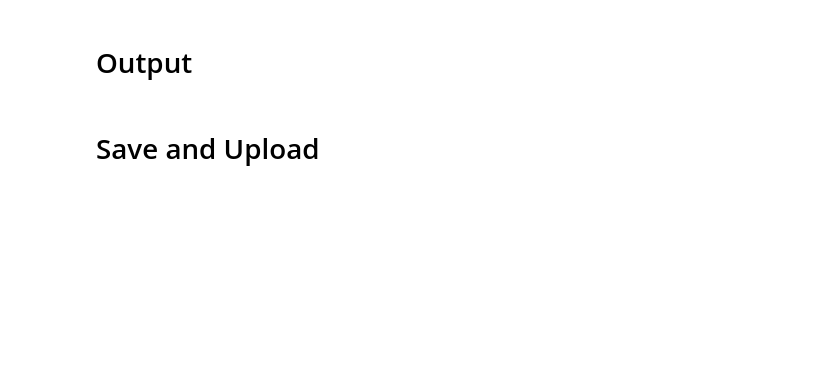
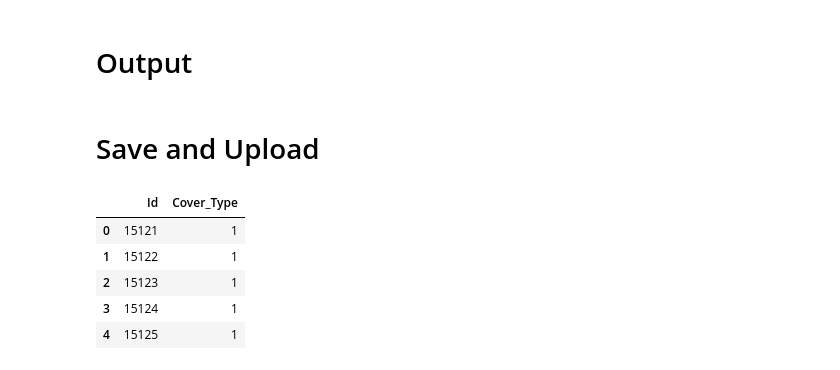
Before and after one commit to codelibra/Forest-cover-type-prediction, a Jupyter notebook: Forest Cover.ipynb, the cells around one changed output. Cells and saved outputs as stored; diff of their text form; code cells hidden in the pictures; blank space fills up the shorter version.

```diff
--- a/Forest Cover.ipynb
+++ b/Forest Cover.ipynb
@@ -32,3 +193,12 @@ ans['Cover_Type'] = pd.Series(model.predict(test))
 # Save and Upload
 # %%
 ans.to_csv('/Users/shiv/Desktop/preliminary_result.csv', index=False)
+# %%
+ans.head()
+# %% [output]
+|  | Id | Cover_Type |
+| 0 | 15121 | 1 |
+| 1 | 15122 | 1 |
+| 2 | 15123 | 1 |
+| 3 | 15124 | 1 |
+| 4 | 15125 | 1 |
```
Also changed, not shown: parts of 17 cells of this notebook.
